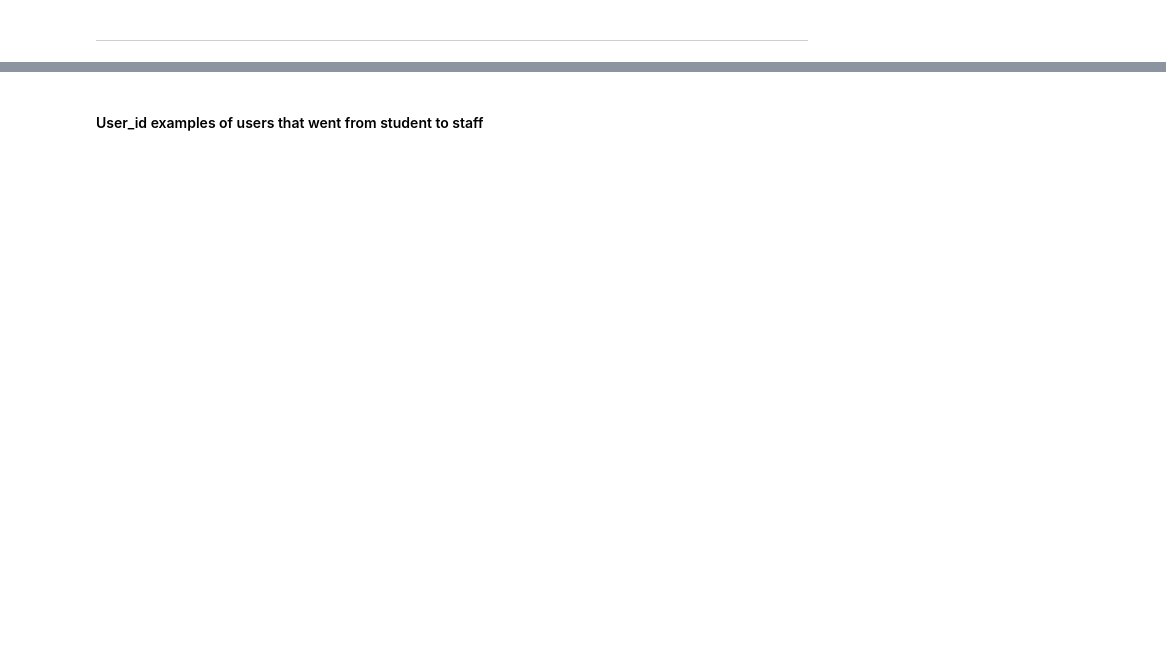
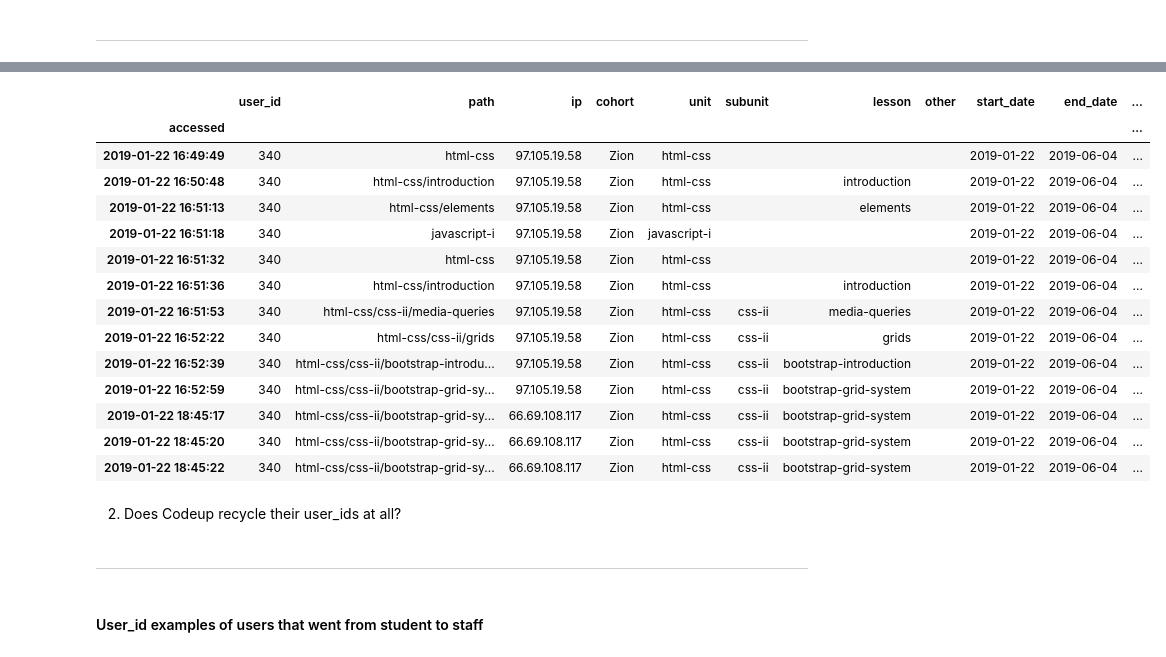
Before and after one commit to miller-cerna-laskowski-morris-eyring/anomaly-group-project, a Jupyter notebook: Eyring-notebook.ipynb, the cells around one changed output, grey strips where cells are left out. Saved outputs shown, nothing was run; the diff lists cells and outputs as text; code cells hidden in the pictures; blank space fills up the shorter version.

```diff
--- a/Eyring-notebook.ipynb
+++ b/Eyring-notebook.ipynb
@@ -95,3 +132,0 @@ def date_dtypes_index(df):
-# %%
-df = date_dtypes_index(df)
-df.head()
@@ -118,3 +132,0 @@ def drop_noncurriculum(df):
-# %%
-df = drop_noncurriculum(df)
-df
@@ -126,8 +132,0 @@ def drop_other(df):
-# %%
-df = drop_other(df)
-df.head()
-# %%
-# assigns values in program_id their program name
-df.loc[df['program_id'] == 1.0, 'program_id'] = 'Web Development'
-df.loc[df['program_id'] == 2.0, 'program_id'] = 'Web Development'
-df.loc[df['program_id'] == 3.0, 'program_id'] = 'Data Science'
@@ -193,0 +260,21 @@ df[df.user_id == 48]
+# %%
+#example of a possible student that dropped out of course or another web scraper?
+df[df.user_id == 340]
+# %% [output]
+|  | user_id | path | ip | cohort | unit | subunit | lesson | other | start_date | end_date | ... |
+| accessed |  |  |  |  |  |  |  |  |  |  | ... |
+| 2019-01-22 16:49:49 | 340 | html-css | 97.105.19.58 | Zion | html-css |  |  |  | 2019-01-22 | 2019-06-04 | ... |
+| 2019-01-22 16:50:48 | 340 | html-css/introduction | 97.105.19.58 | Zion | html-css |  | introduction |  | 2019-01-22 | 2019-06-04 | ... |
+| 2019-01-22 16:51:13 | 340 | html-css/elements | 97.105.19.58 | Zion | html-css |  | elements |  | 2019-01-22 | 2019-06-04 | ... |
+| 2019-01-22 16:51:18 | 340 | javascript-i | 97.105.19.58 | Zion | javascript-i |  |  |  | 2019-01-22 | 2019-06-04 | ... |
+| 2019-01-22 16:51:32 | 340 | html-css | 97.105.19.58 | Zion | html-css |  |  |  | 2019-01-22 | 2019-06-04 | ... |
+| 2019-01-22 16:51:36 | 340 | html-css/introduction | 97.105.19.58 | Zion | html-css |  | introduction |  | 2019-01-22 | 2019-06-04 | ... |
+| 2019-01-22 16:51:53 | 340 | html-css/css-ii/media-queries | 97.105.19.58 | Zion | html-css | css-ii | media-queries |  | 2019-01-22 | 2019-06-04 | ... |
+| 2019-01-22 16:52:22 | 340 | html-css/css-ii/grids | 97.105.19.58 | Zion | html-css | css-ii | grids |  | 2019-01-22 | 2019-06-04 | ... |
+| 2019-01-22 16:52:39 | 340 | html-css/css-ii/bootstrap-introdu... | 97.105.19.58 | Zion | html-css | css-ii | bootstrap-introduction |  | 2019-01-22 | 2019-06-04 | ... |
+| 2019-01-22 16:52:59 | 340 | html-css/css-ii/bootstrap-grid-sy... | 97.105.19.58 | Zion | html-css | css-ii | bootstrap-grid-system |  | 2019-01-22 | 2019-06-04 | ... |
+| 2019-01-22 18:45:17 | 340 | html-css/css-ii/bootstrap-grid-sy... | 66.69.108.117 | Zion | html-css | css-ii | bootstrap-grid-system |  | 2019-01-22 | 2019-06-04 | ... |
+| 2019-01-22 18:45:20 | 340 | html-css/css-ii/bootstrap-grid-sy... | 66.69.108.117 | Zion | html-css | css-ii | bootstrap-grid-system |  | 2019-01-22 | 2019-06-04 | ... |
+| 2019-01-22 18:45:22 | 340 | html-css/css-ii/bootstrap-grid-sy... | 66.69.108.117 | Zion | html-css | css-ii | bootstrap-grid-system |  | 2019-01-22 | 2019-06-04 | ... |
+# %% [markdown]
+2) Does Codeup recycle their user_ids at all?
@@ -194,3 +284,5 @@ df[df.user_id == 48]
+# %% [markdown]
+_________________________________________________
 # %% [markdown]
 #### User_id examples of users that went from student to staff
 # %%
```
Also changed, not shown: parts of 104 cells of this notebook.
